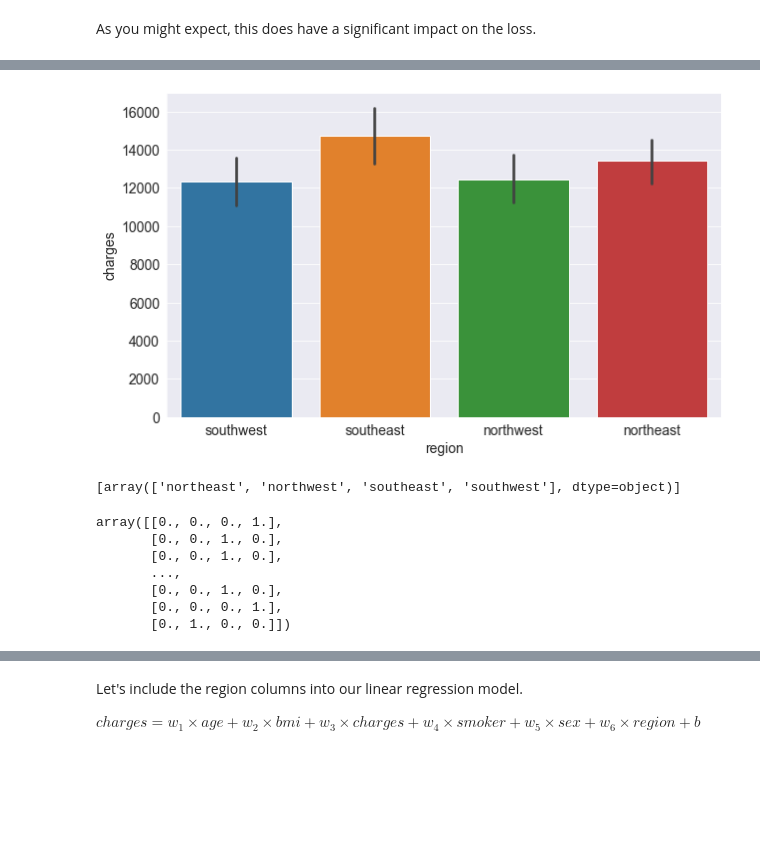
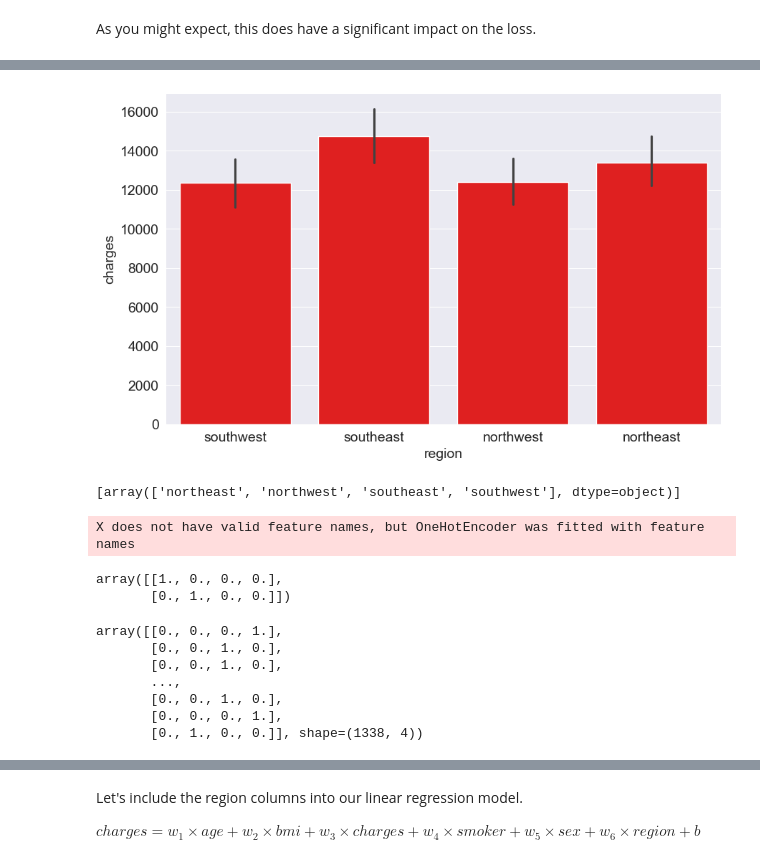
Before and after one commit to sanskar-gh/colab_notebooks, a Jupyter notebook: python-sklearn-linear-regression.ipynb, the cells around one changed output, grey strips where cells are left out. Drawn from its saved outputs; the diff is of its cells as text; code cells hidden in the pictures; blank space fills up the shorter version.

```diff
--- a/python-sklearn-linear-regression.ipynb
+++ b/python-sklearn-linear-regression.ipynb
@@ -1008,3 +942,2 @@ sns.barplot(data=medical_df, x='smoker', y='charges');
 # %%
-smoker_codes = {'no': 0, 'yes': 1}
-medical_df['smoker_code'] = medical_df.smoker.map(smoker_codes)
+medical_df
@@ -1010,0 +958,3 @@ medical_df['smoker_code'] = medical_df.smoker.map(smoker_codes)
+# %%
+smoker_codes = {'no' : 0, 'yes' : 1}
+medical_df['smoker_codes'] = medical_df.smoker.map(smoker_codes)
@@ -1062,4 +1021,4 @@ sns.barplot(data=medical_df, x='sex', y='charges')
 # %%
 sex_codes = {'female': 0, 'male': 1}
 # %%
-medical_df['sex_code'] = medical_df.sex.map(sex_codes)
+medical_df['sex_codes'] = medical_df.sex.map(sex_codes)
@@ -1092,9 +1060,9 @@ The "region" column contains 4 values, so we'll need to use hot encoding and cre
 
 ![](https://i.imgur.com/n8GuiOO.png)
 # %%
-sns.barplot(data=medical_df, x='region', y='charges');
+sns.barplot(data=medical_df, x='region', y='charges', color='red');
 # %% [output]
-[figure, old version]
+[figure, new version]
 # %%
 from sklearn import preprocessing
 enc = preprocessing.OneHotEncoder()
@@ -1102,6 +1070,14 @@ enc.fit(medical_df[['region']])
 enc.categories_
 # %% [output]
 [array(['northeast', 'northwest', 'southeast', 'southwest'], dtype=object)]
+# %%
+one = enc.transform([['northeast'],
+                    ['northwest']]).toarray()
+one
+# %% [output]
+X does not have valid feature names, but OneHotEncoder was fitted with feature names
+array([[1., 0., 0., 0.],
+       [0., 1., 0., 0.]])
 # %%
 one_hot = enc.transform(medical_df[['region']]).toarray()
 one_hot
@@ -1112,7 +1088,7 @@ array([[0., 0., 0., 1.],
        ...,
        [0., 0., 1., 0.],
        [0., 0., 0., 1.],
-       [0., 1., 0., 0.]])
+       [0., 1., 0., 0.]], shape=(1338, 4))
 # %%
 medical_df[['northeast', 'northwest', 'southeast', 'southwest']] = one_hot
 # %%
```
Also changed, not shown: parts of 45 cells of this notebook.
